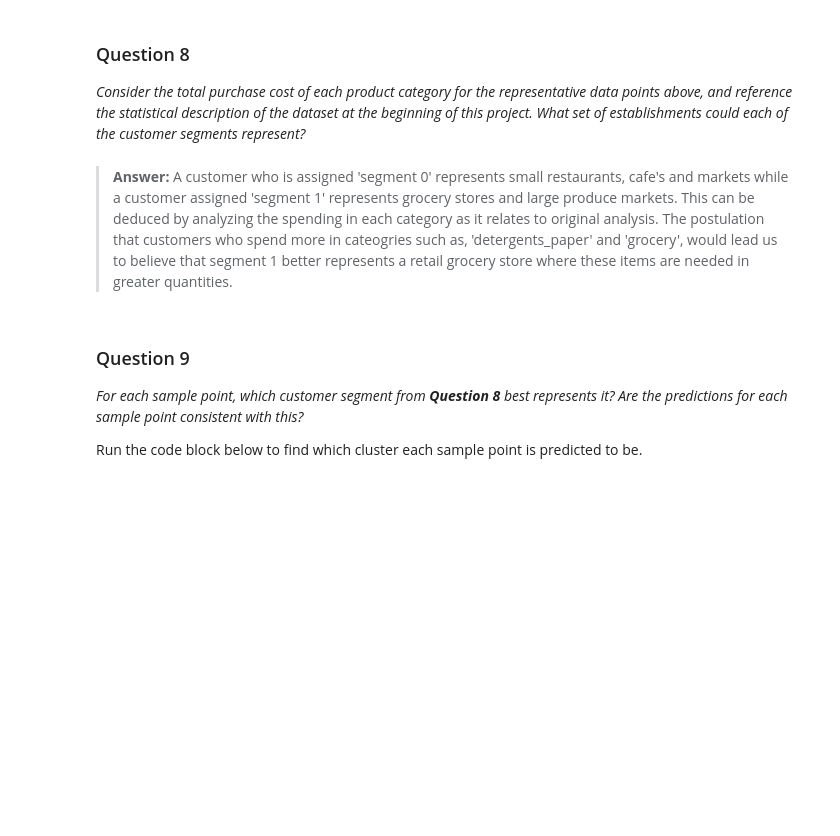
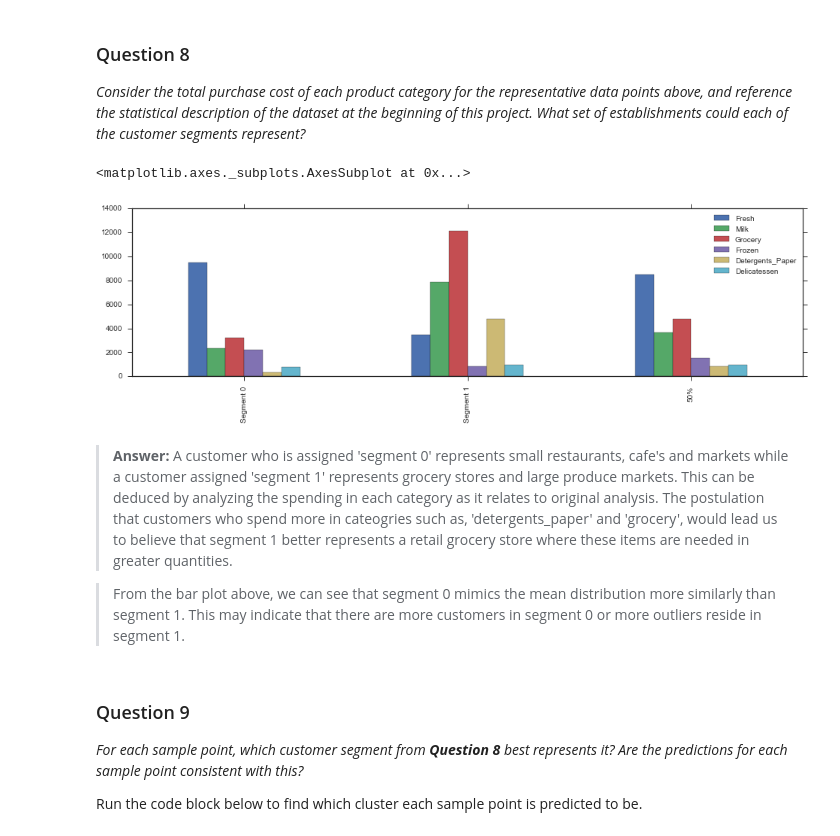
Before and after one commit to hsherwoodcoombs/Machine-Learning, a Jupyter notebook: projects/creating_customer_segments/customer_segments.ipynb, the cells around one changed output. Cells and saved outputs as stored; diff of their text form; code cells hidden in the pictures; blank space fills up the shorter version.

Commit message:
updated graphs + minor fixes

```diff
--- a/projects/creating_customer_segments/customer_segments.ipynb
+++ b/projects/creating_customer_segments/customer_segments.ipynb
@@ -929,9 +934,17 @@ display(true_centers)
 # %% [markdown]
 ### Question 8
 *Consider the total purchase cost of each product category for the representative data points above, and reference the statistical description of the dataset at the beginning of this project. What set of establishments could each of the customer segments represent?*
+# %%
+true_centers_bar = true_centers.append(data.describe().ix['50%'])
+true_centers_bar.plot(kind = 'bar', figsize = (16, 4))
+# %% [output]
+<matplotlib.axes._subplots.AxesSubplot at 0x...>
+[figure, added]
 # %% [markdown]
 >**Answer:**
 A customer who is assigned 'segment 0' represents small restaurants, cafe's and markets while a customer assigned 'segment 1' represents grocery stores and large produce markets. This can be deduced by analyzing the spending in each category as it relates to original analysis. The postulation that customers who spend more in cateogries such as, 'detergents_paper' and 'grocery', would lead us to believe that segment 1 better represents a retail grocery store where these items are needed in greater quantities.
+
+>From the bar plot above, we can see that segment 0 mimics the mean distribution more similarly than segment 1. This may indicate that there are more customers in segment 0 or more outliers reside in segment 1.
 # %% [markdown]
 ### Question 9
 *For each sample point, which customer segment from* ***Question 8*** *best represents it? Are the predictions for each sample point consistent with this?*
```
Also changed, not shown: parts of 11 cells of this notebook, 1 other file.
